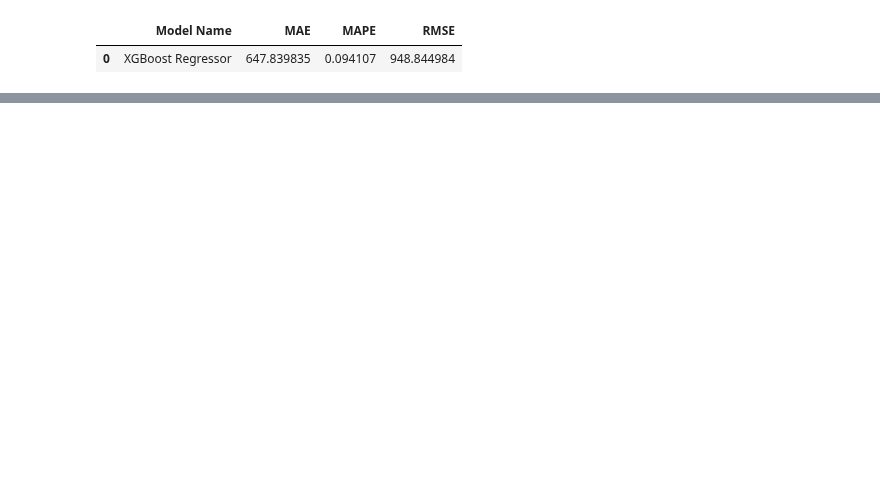
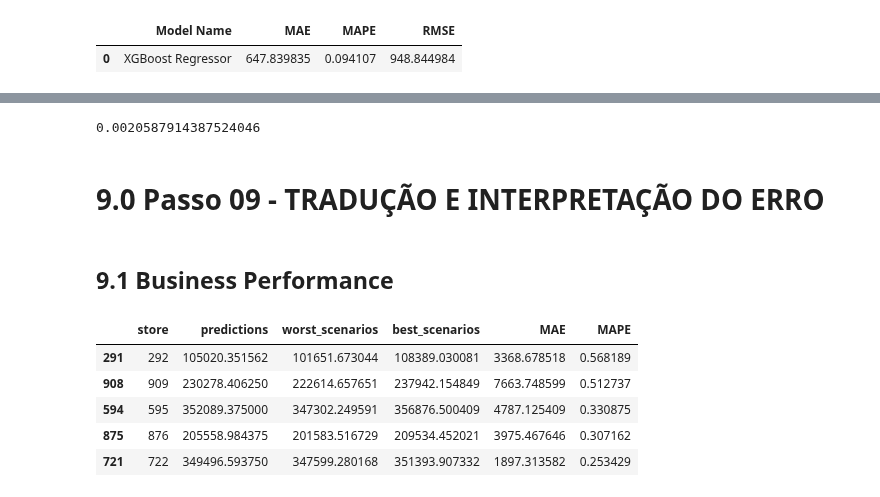
Before and after one commit to borgesds/DataScience_Em_Producao, a Jupyter notebook: m09_v01_store_sales_prediction.ipynb, the cells around one changed output, grey strips where cells are left out. Drawn from its saved outputs; the diff is of its cells as text; code cells hidden in the pictures; blank space fills up the shorter version.

```diff
--- a/m09_v01_store_sales_prediction.ipynb
+++ b/m09_v01_store_sales_prediction.ipynb
@@ -1292,0 +1276,7 @@ pickle.dump(model_xgb_tuned, open('/home/borges/Documentos/GitHub/borgesds/DataS
+# %%
+mpe = mean_percentage_error(np.expm1(Y_test), np.expm1(yhat_xgb_tuned))
+mpe
+# %% [output]
+0.0020587914387524046
+# %% [markdown]
+# 9.0 Passo 09 - TRADUÇÃO E INTERPRETAÇÃO DO ERRO
@@ -1292,0 +1289,2 @@ pickle.dump(model_xgb_tuned, open('/home/borges/Documentos/GitHub/borgesds/DataS
+# %% [markdown]
+## 9.1 Business Performance
@@ -1292,0 +1316,9 @@ pickle.dump(model_xgb_tuned, open('/home/borges/Documentos/GitHub/borgesds/DataS
+# %%
+df92.sort_values('MAPE', ascending=False).head()
+# %% [output]
+|  | store | predictions | worst_scenarios | best_scenarios | MAE | MAPE |
+| 291 | 292 | 105020.351562 | 101651.673044 | 108389.030081 | 3368.678518 | 0.568189 |
+| 908 | 909 | 230278.406250 | 222614.657651 | 237942.154849 | 7663.748599 | 0.512737 |
+| 594 | 595 | 352089.375000 | 347302.249591 | 356876.500409 | 4787.125409 | 0.330875 |
+| 875 | 876 | 205558.984375 | 201583.516729 | 209534.452021 | 3975.467646 | 0.307162 |
+| 721 | 722 | 349496.593750 | 347599.280168 | 351393.907332 | 1897.313582 | 0.253429 |
```
Also changed, not shown: parts of 22 cells of this notebook.
